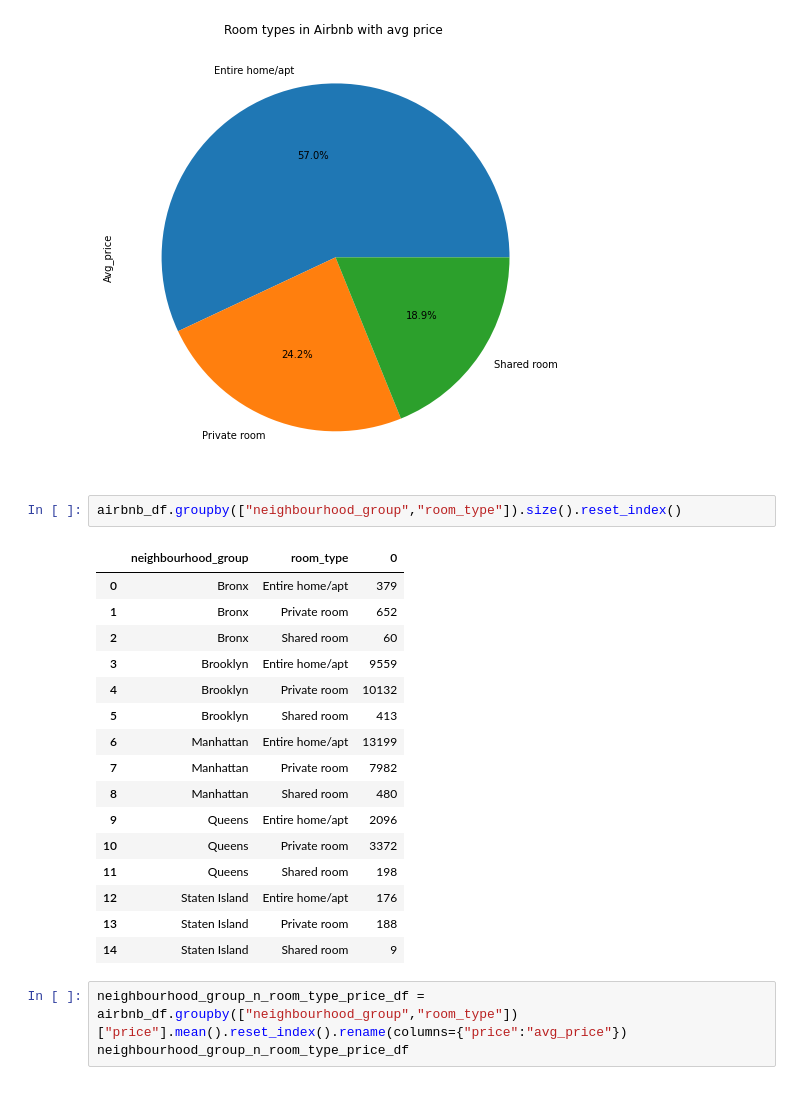
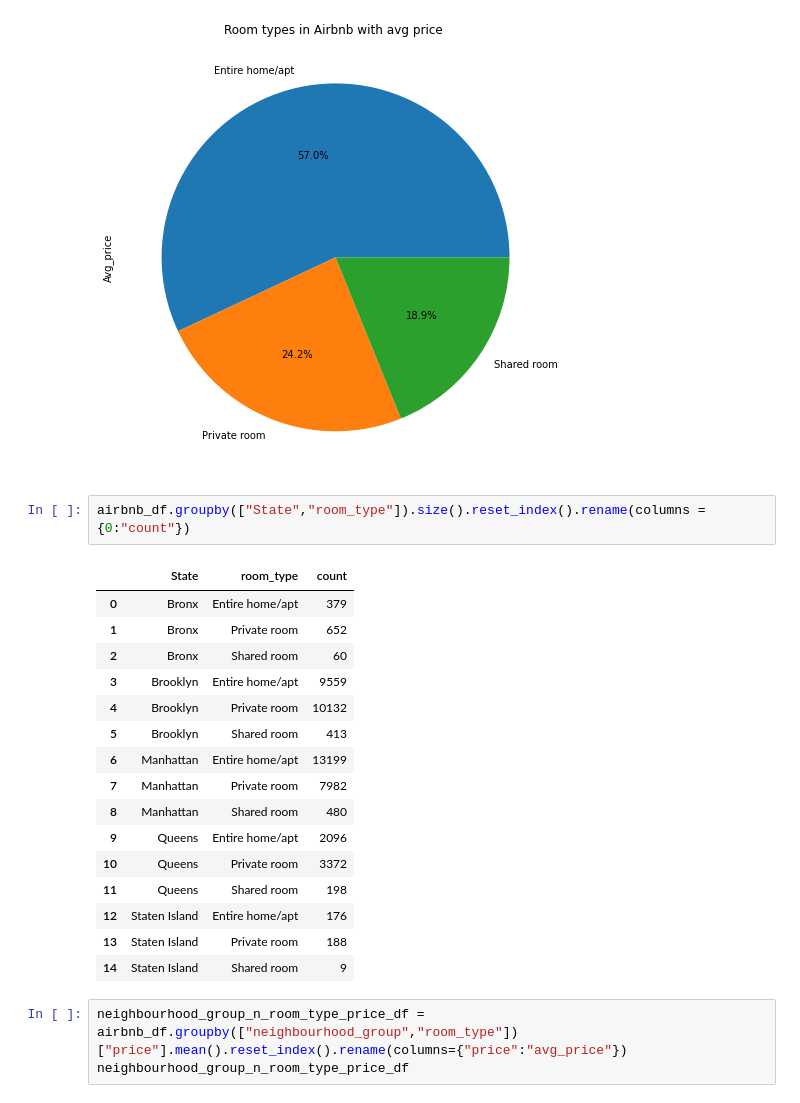
Before and after one commit to khannana/airbnb_EDA_project_1, a Jupyter notebook: Copy_of_Airbnb_Bookings_Analysis_Capstone_Project.ipynb, the cells around one changed output. Cells and saved outputs as stored; diff of their text form.

```diff
--- a/Copy_of_Airbnb_Bookings_Analysis_Capstone_Project.ipynb
+++ b/Copy_of_Airbnb_Bookings_Analysis_Capstone_Project.ipynb
@@ -240,9 +237,9 @@ plt.show()
 # %% [output]
 [figure]
 # %%
-airbnb_df.groupby(["neighbourhood_group","room_type"]).size().reset_index()
+airbnb_df.groupby(["State","room_type"]).size().reset_index().rename(columns = {0:"count"})
 # %% [output]
-|  | neighbourhood_group | room_type | 0 |
+|  | State | room_type | count |
 | 0 | Bronx | Entire home/apt | 379 |
 | 1 | Bronx | Private room | 652 |
 | 2 | Bronx | Shared room | 60 |
```
Also changed, not shown: parts of 26 cells of this notebook.
